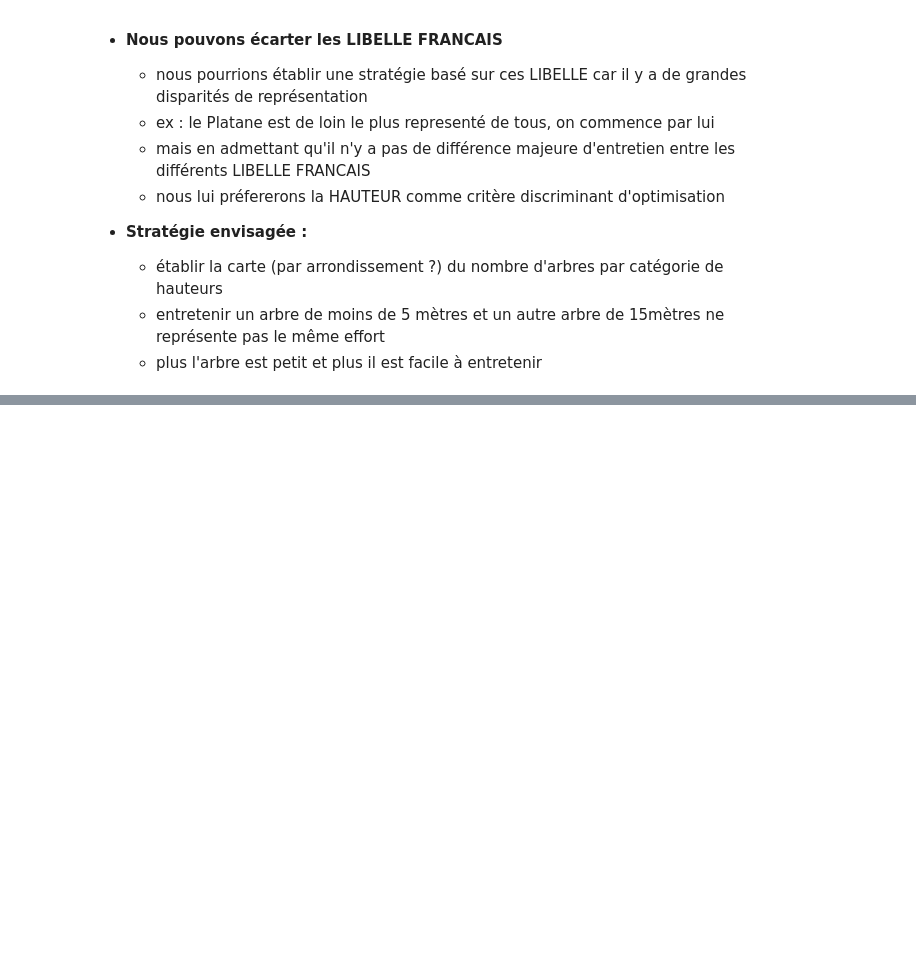
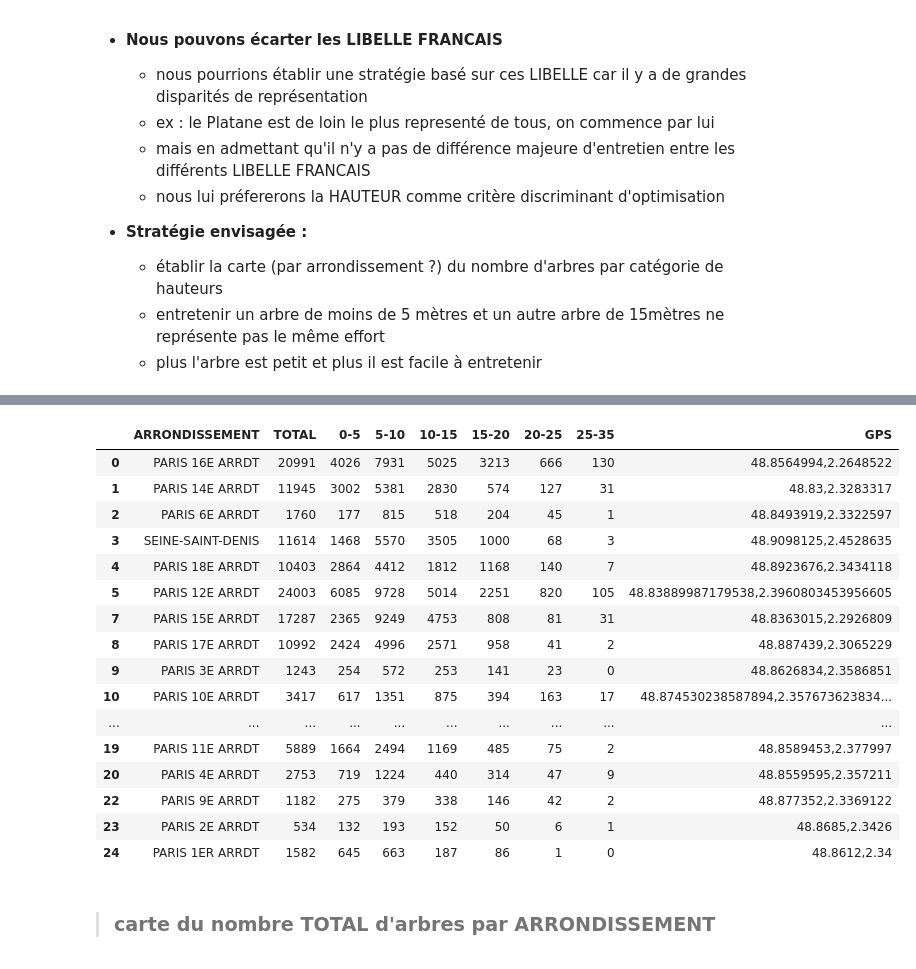
Before and after one commit to Rezzas/ocr_projet2, a Jupyter notebook: P2_ramos_sebastian/P2_ramos_sebastian.ipynb, the cells around one changed output, grey strips where cells are left out. Saved outputs shown, nothing was run; the diff lists cells and outputs as text; code cells hidden in the pictures; blank space fills up the shorter version.

```diff
--- a/P2_ramos_sebastian/P2_ramos_sebastian.ipynb
+++ b/P2_ramos_sebastian/P2_ramos_sebastian.ipynb
@@ -2308,0 +2332,9 @@ test = pd.DataFrame(serie.values, index = serie.index, columns=['count'])
+# %%
+# nombre de HAUTEUR par ARRONDISSEMENT réparties en catégorie
+sub_data = data.groupby(['ARRONDISSEMENT', haut_cut])['HAUTEUR (m)'].count()
+
+for index, value in sub_data.items():
+    df.loc[df[df['ARRONDISSEMENT'] == index[0]].index.values[0],index[1]] = value
+    df[index[1]] = df[index[1]].dropna().astype(int)
+
+df
@@ -2309,2 +2419,55 @@ test = pd.DataFrame(serie.values, index = serie.index, columns=['count'])
+# %%
+# coordonées GPS de Paris
+gps = [
+['PARIS 1ER ARRDT',[48.8612, 2.3400]],
+['PARIS 2E ARRDT', [48.8685, 2.3426]],
+['PARIS 3E ARRDT', [48.8626834, 2.3586851]],
+['PARIS 4E ARRDT', [48.8559595, 2.357211]],
+['PARIS 5E ARRDT', [48.84106831699862, 2.351225012774507]],
+['PARIS 6E ARRDT', [48.8493919, 2.3322597]],
+['PARIS 7E ARRDT', [48.8549137, 2.3128597]],
+['PARIS 8E ARRDT', [48.8736011, 2.312613]],
+['PARIS 9E ARRDT', [48.877352, 2.3369122]],
+['PARIS 10E ARRDT', [48.874530238587894, 2.3576736238342466]],
+['PARIS 11E ARRDT', [48.8589453, 2.377997]],
+['PARIS 12E ARRDT', [48.83889987179538, 2.3960803453956603]],
+['PARIS 13E ARRDT', [48.826997, 2.3633959]],
+['PARIS 14E ARRDT', [48.8300, 2.3283317]],
+['PARIS 15E ARRDT', [48.8363015, 2.2926809]],
+['PARIS 16E ARRDT', [48.8564994, 2.2648522]],
+['PARIS 17E ARRDT', [48.887439, 2.3065229]],
+['PARIS 18E ARRDT', [48.8923676, 2.3434118]],
+['PARIS 19E ARRDT', [48.8827146, 2.3837753]],
+['PARIS 20E ARRDT', [48.8618271, 2.4010731]],
+['SEINE-SAINT-DENIS', [48.9098125, 2.4528635]],
+['VAL-DE-MARNE', [48.7744894, 2.4543321]],
+['HAUTS-DE-SEINE', [48.8401859, 2.1986412]]
+]
+
+#ajout des coordonnées dans le DatFrame
+for arr, coordonnees in gps:
+    df.loc[df[df['ARRONDISSEMENT'] == arr].index.values[0],'GPS'] = str(coordonnees[0])+','+str(coordonnees[1])
+
+df
+# %% [output]
+|  | ARRONDISSEMENT | TOTAL | 0-5 | 5-10 | 10-15 | 15-20 | 20-25 | 25-35 | GPS |
+| 0 | PARIS 16E ARRDT | 20991 | 4026 | 7931 | 5025 | 3213 | 666 | 130 | 48.8564994,2.2648522 |
+| 1 | PARIS 14E ARRDT | 11945 | 3002 | 5381 | 2830 | 574 | 127 | 31 | 48.83,2.3283317 |
+| 2 | PARIS 6E ARRDT | 1760 | 177 | 815 | 518 | 204 | 45 | 1 | 48.8493919,2.3322597 |
+| 3 | SEINE-SAINT-DENIS | 11614 | 1468 | 5570 | 3505 | 1000 | 68 | 3 | 48.9098125,2.4528635 |
+| 4 | PARIS 18E ARRDT | 10403 | 2864 | 4412 | 1812 | 1168 | 140 | 7 | 48.8923676,2.3434118 |
+| 5 | PARIS 12E ARRDT | 24003 | 6085 | 9728 | 5014 | 2251 | 820 | 105 | 48.83889987179538,2.3960803453956605 |
+| 7 | PARIS 15E ARRDT | 17287 | 2365 | 9249 | 4753 | 808 | 81 | 31 | 48.8363015,2.2926809 |
+| 8 | PARIS 17E ARRDT | 10992 | 2424 | 4996 | 2571 | 958 | 41 | 2 | 48.887439,2.3065229 |
+| 9 | PARIS 3E ARRDT | 1243 | 254 | 572 | 253 | 141 | 23 | 0 | 48.8626834,2.3586851 |
+| 10 | PARIS 10E ARRDT | 3417 | 617 | 1351 | 875 | 394 | 163 | 17 | 48.874530238587894,2.357673623834... |
+| ... | ... | ... | ... | ... | ... | ... | ... | ... | ... |
+| 19 | PARIS 11E ARRDT | 5889 | 1664 | 2494 | 1169 | 485 | 75 | 2 | 48.8589453,2.377997 |
+| 20 | PARIS 4E ARRDT | 2753 | 719 | 1224 | 440 | 314 | 47 | 9 | 48.8559595,2.357211 |
+| 22 | PARIS 9E ARRDT | 1182 | 275 | 379 | 338 | 146 | 42 | 2 | 48.877352,2.3369122 |
+| 23 | PARIS 2E ARRDT | 534 | 132 | 193 | 152 | 50 | 6 | 1 | 48.8685,2.3426 |
+| 24 | PARIS 1ER ARRDT | 1582 | 645 | 663 | 187 | 86 | 1 | 0 | 48.8612,2.34 |
+# %% [markdown]
+> ### carte du nombre TOTAL d'arbres par ARRONDISSEMENT
 # %%
 arrondissements = os.path.join('data', 'arrondissements.geojson')
```
Also changed, not shown: parts of 40 cells of this notebook.
